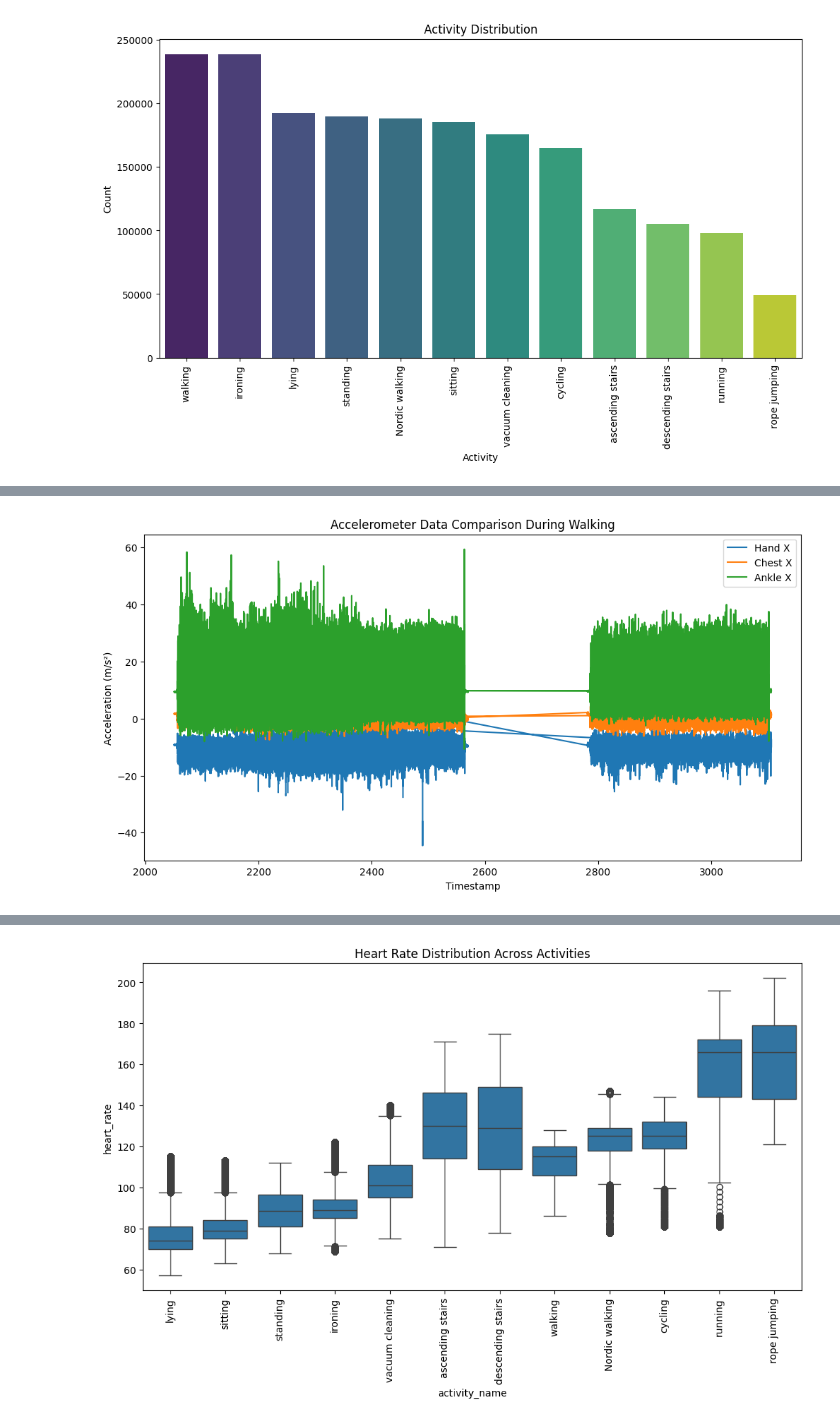
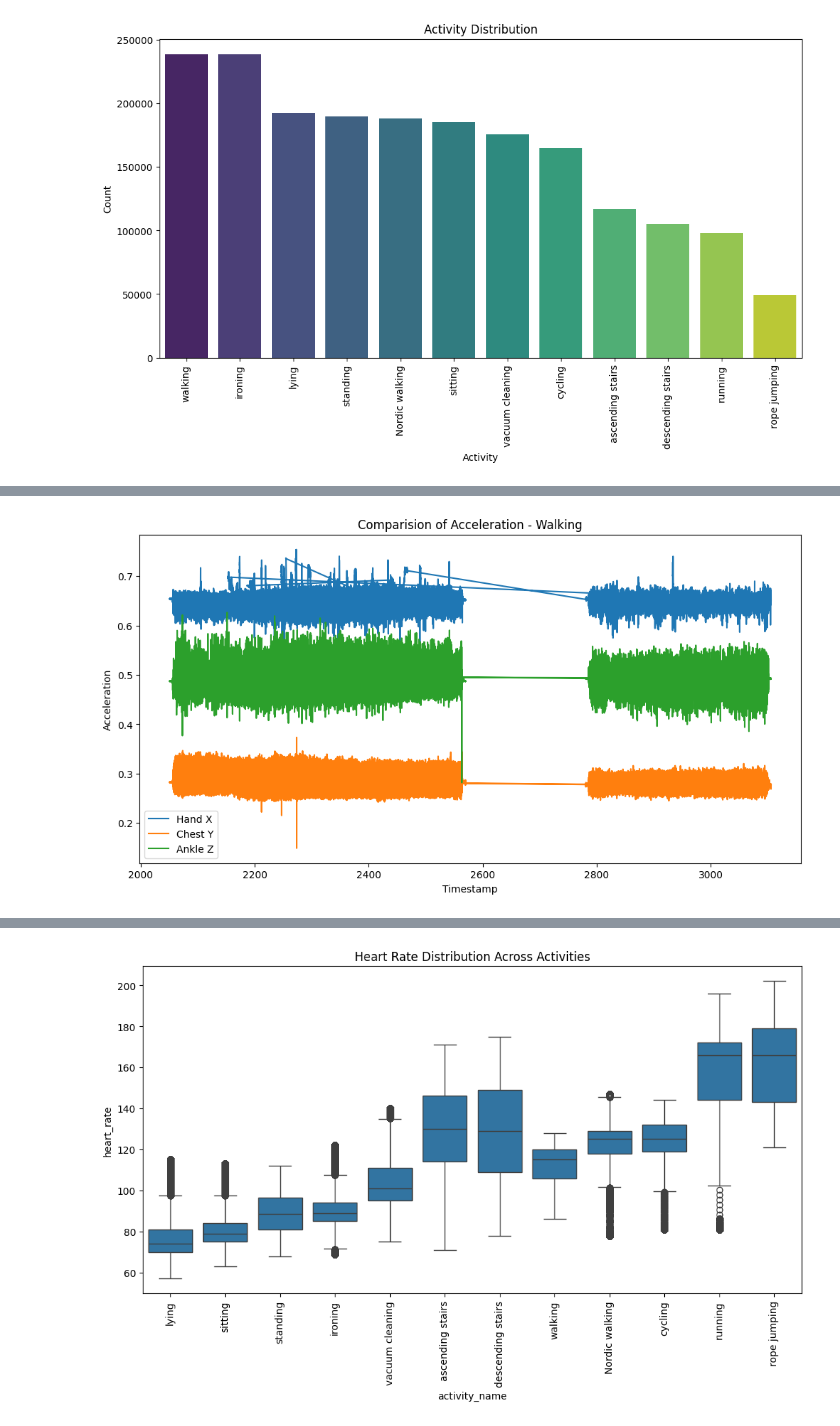
Before and after one commit to Balajinanda/Datascience-Project, a Jupyter notebook: Data_Science_Project.ipynb, the cells around one changed output, grey strips where cells are left out. Saved outputs shown, nothing was run; the diff lists cells and outputs as text; code cells hidden in the pictures.

Commit message:
models comparision

```diff
--- a/Data_Science_Project.ipynb
+++ b/Data_Science_Project.ipynb
@@ -148,6 +153,3 @@ data.head()
 # %%
-# Interpolate missing heart rate and fill remaining NaN
-data['heart_rate'] = data['heart_rate'].interpolate().fillna(method='bfill').fillna(method='ffill')
-
-# Drop rows where activity_id is 0 (transient activities)
-data = data[data['activity_id'] != 0]
+# Fill missing values with forward fill followed by backward fill
+data = data.interpolate().fillna(method='bfill').fillna(method='ffill')
@@ -154,3 +176,7 @@ data = data[data['activity_id'] != 0]
+# %%
+sensor_columns = data.columns[3:-1]
+scaler = MinMaxScaler()
+data[sensor_columns] = scaler.fit_transform(data[sensor_columns])
 # %%
 # Activity mapping from the README file
 activity_map = {
@@ -326,16 +267,15 @@ max           9.961050e-01
 # %%
-# Plot accelerometer data for walking
-activity_walking = data[data['activity_id'] == 4]
-
+# Plot sensor readings for a specific activity (e.g., walking)
+activity_data = data[data['activity_id'] == 4]
 plt.figure(figsize=(12, 6))
-plt.plot(activity_walking['timestamp'], activity_walking['hand_accel_16g_X'], label='Hand X')
-plt.plot(activity_walking['timestamp'], activity_walking['chest_accel_16g_X'], label='Chest X')
-plt.plot(activity_walking['timestamp'], activity_walking['ankle_accel_16g_X'], label='Ankle X')
-plt.title("Accelerometer Data Comparison During Walking")
+plt.plot(activity_data['timestamp'], activity_data['hand_accel_16g_X'], label='Hand X')
+plt.plot(activity_data['timestamp'], activity_data['chest_accel_16g_Y'], label='Chest Y')
+plt.plot(activity_data['timestamp'], activity_data['ankle_accel_16g_Z'], label='Ankle Z')
+plt.legend()
+plt.title("Comparision of Acceleration - Walking")
 plt.xlabel("Timestamp")
-plt.ylabel("Acceleration (m/s²)")
-plt.legend()
+plt.ylabel("Acceleration")
 plt.show()
 # %% [output]
-[figure, old version]
+[figure, new version]
 # %%
```
Also changed, not shown: parts of 78 cells of this notebook.
